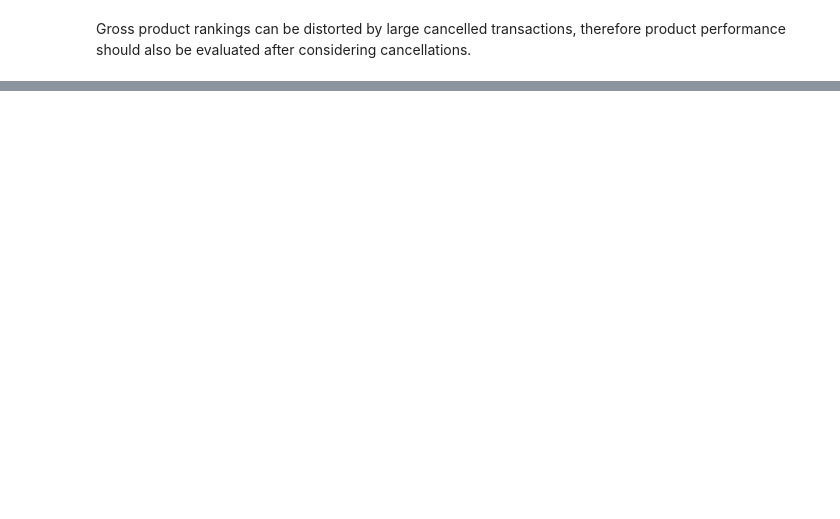
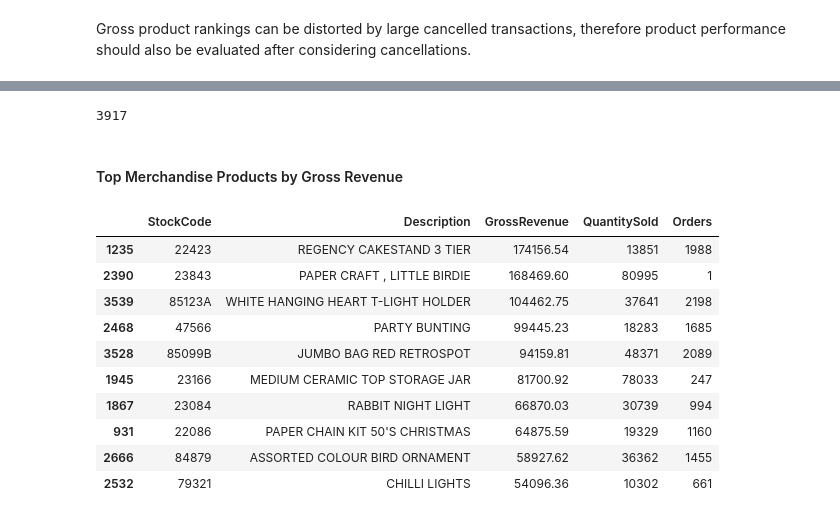
Before and after one commit to shokufa/ecommerce-sales-analysis, a Jupyter notebook: notebook/ecommerce_analysis.ipynb, the cells around one changed output, grey strips where cells are left out. Cells and saved outputs as stored; diff of their text form; code cells hidden in the pictures; blank space fills up the shorter version.

```diff
--- a/notebook/ecommerce_analysis.ipynb
+++ b/notebook/ecommerce_analysis.ipynb
@@ -736,14 +1111,16 @@ top_products_quantity[
 # %% [markdown]
 Gross product rankings can be distorted by large cancelled transactions, therefore product performance should also be evaluated after considering cancellations.
 # %%
+# These StockCodes were identified in the notebook outputs as charges,
+# fees, or accounting/manual adjustments rather than merchandise products.
 non_product_codes = [
-    "DOT",
-    "POST",
-    "M"
+    "DOT",        # DOTCOM POSTAGE
+    "POST",       # POSTAGE
+    "M",          # Manual
+    "B",          # Adjust bad debt
+    "AMAZONFEE"   # AMAZON FEE
 ]
 
 sales_df[
     sales_df["StockCode"].isin(non_product_codes)
-][
-    ["StockCode", "Description"]
-].drop_duplicates()
+][["StockCode", "Description"]].drop_duplicates().sort_values("StockCode")
@@ -755,6 +1141,8 @@ product_sales_df = sales_df[
 ].copy()
 # %%
 product_sales_df["StockCode"].nunique()
+# %% [output]
+3917
 # %%
 product_performance = (
     product_sales_df
@@ -793,16 +1173,24 @@ sales_df[
+# %% [markdown]
+#### Top Merchandise Products by Gross Revenue
 # %%
 top_products_revenue = (
     product_performance
     .sort_values("GrossRevenue", ascending=False)
     .head(10)
 )
 
 top_products_revenue[
-    [
-        "StockCode",
-        "Description",
-        "GrossRevenue",
-        "QuantitySold",
-        "Orders"
-    ]
-]
+    ["StockCode", "Description", "GrossRevenue", "QuantitySold", "Orders"]
+].round(2)
+# %% [output]
+|  | StockCode | Description | GrossRevenue | QuantitySold | Orders |
+| 1235 | 22423 | REGENCY CAKESTAND 3 TIER | 174156.54 | 13851 | 1988 |
+| 2390 | 23843 | PAPER CRAFT , LITTLE BIRDIE | 168469.60 | 80995 | 1 |
+| 3539 | 85123A | WHITE HANGING HEART T-LIGHT HOLDER | 104462.75 | 37641 | 2198 |
+| 2468 | 47566 | PARTY BUNTING | 99445.23 | 18283 | 1685 |
+| 3528 | 85099B | JUMBO BAG RED RETROSPOT | 94159.81 | 48371 | 2089 |
+| 1945 | 23166 | MEDIUM CERAMIC TOP STORAGE JAR | 81700.92 | 78033 | 247 |
+| 1867 | 23084 | RABBIT NIGHT LIGHT | 66870.03 | 30739 | 994 |
+| 931 | 22086 | PAPER CHAIN KIT 50'S CHRISTMAS | 64875.59 | 19329 | 1160 |
+| 2666 | 84879 | ASSORTED COLOUR BIRD ORNAMENT | 58927.62 | 36362 | 1455 |
+| 2532 | 79321 | CHILLI LIGHTS | 54096.36 | 10302 | 661 |
```
Also changed, not shown: parts of 130 cells of this notebook.
